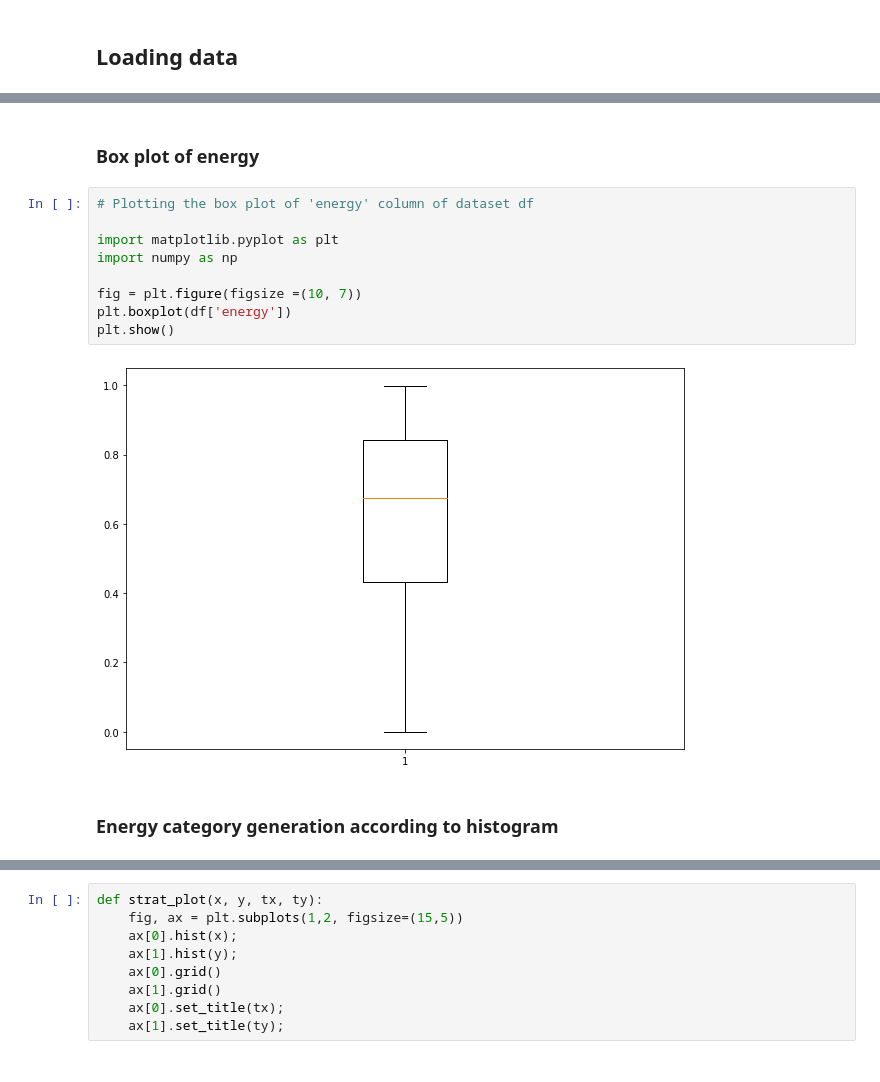
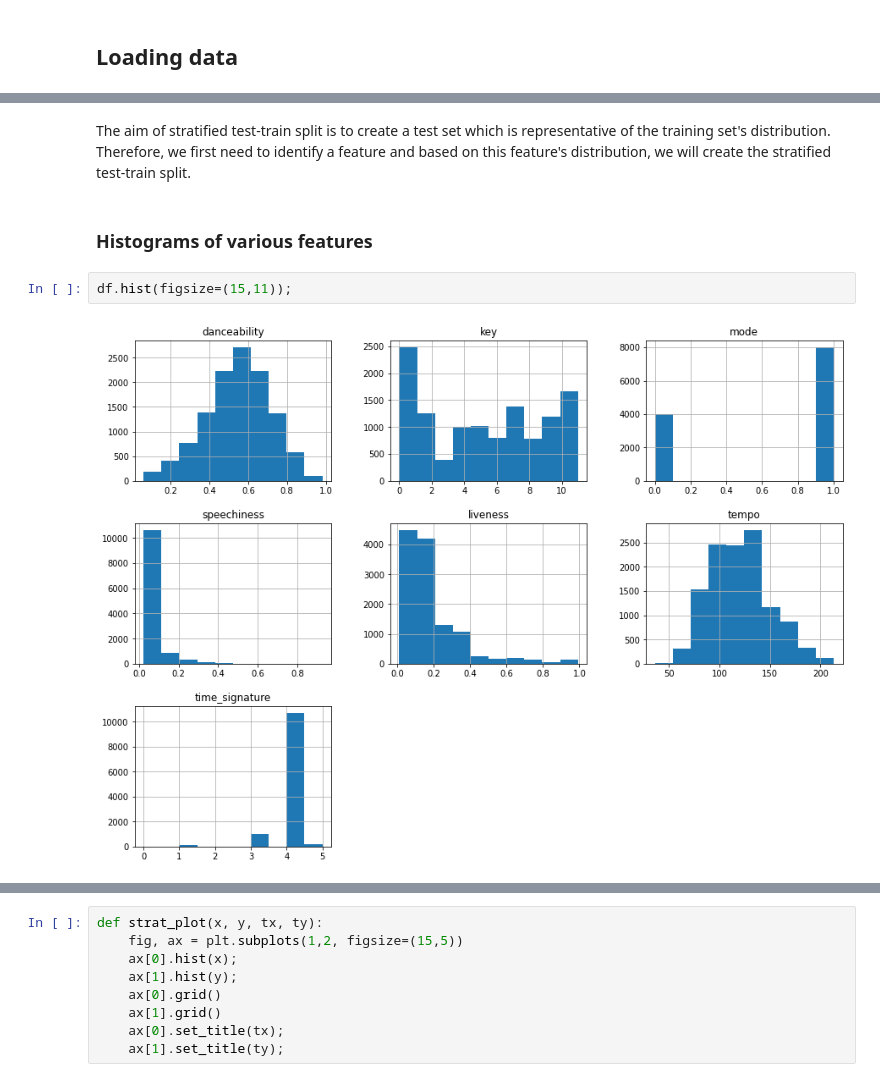
Before and after one commit to aabdull1/Music-genre-classification---ML, a Jupyter notebook: 4_train_test_split.ipynb, the cells around one changed output, grey strips where cells are left out. Cells and saved outputs as stored; diff of their text form.

```diff
--- a/4_train_test_split.ipynb
+++ b/4_train_test_split.ipynb
@@ -49,15 +33,8 @@ Most 'energy' values are in 0 and between 0.3 to 1
-# %% [markdown]
-### Box plot of energy
-# %%
-# Plotting the box plot of 'energy' column of dataset df
-
-import matplotlib.pyplot as plt
-import numpy as np
-
-fig = plt.figure(figsize =(10, 7))
-plt.boxplot(df['energy'])
-plt.show()
-# %% [output]
-[figure, removed]
-# %% [markdown]
-### Energy category generation according to histogram
+# %% [markdown]
+The aim of stratified test-train split is to create a test set which is representative of the training set's distribution. Therefore, we first need to identify a feature and based on this feature's distribution, we will create the stratified test-train split.
+# %% [markdown]
+### Histograms of various features
+# %%
+df.hist(figsize=(15,11));
+# %% [output]
+[figure, added]
```
Also changed, not shown: parts of 67 cells of this notebook.
